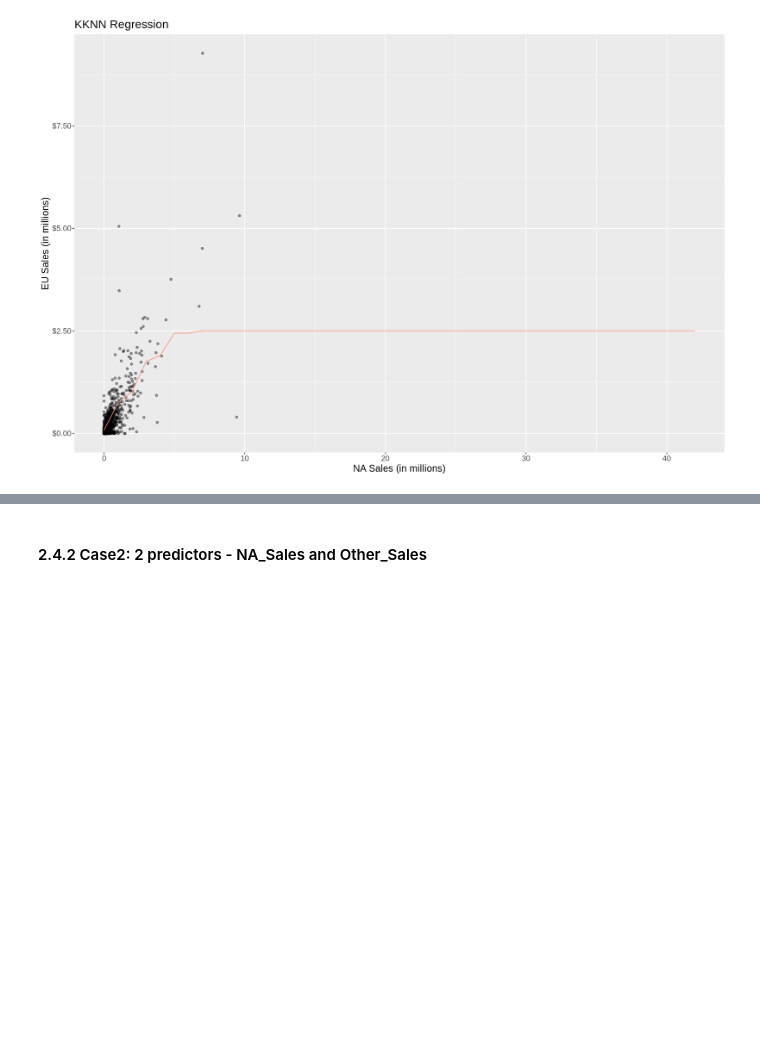
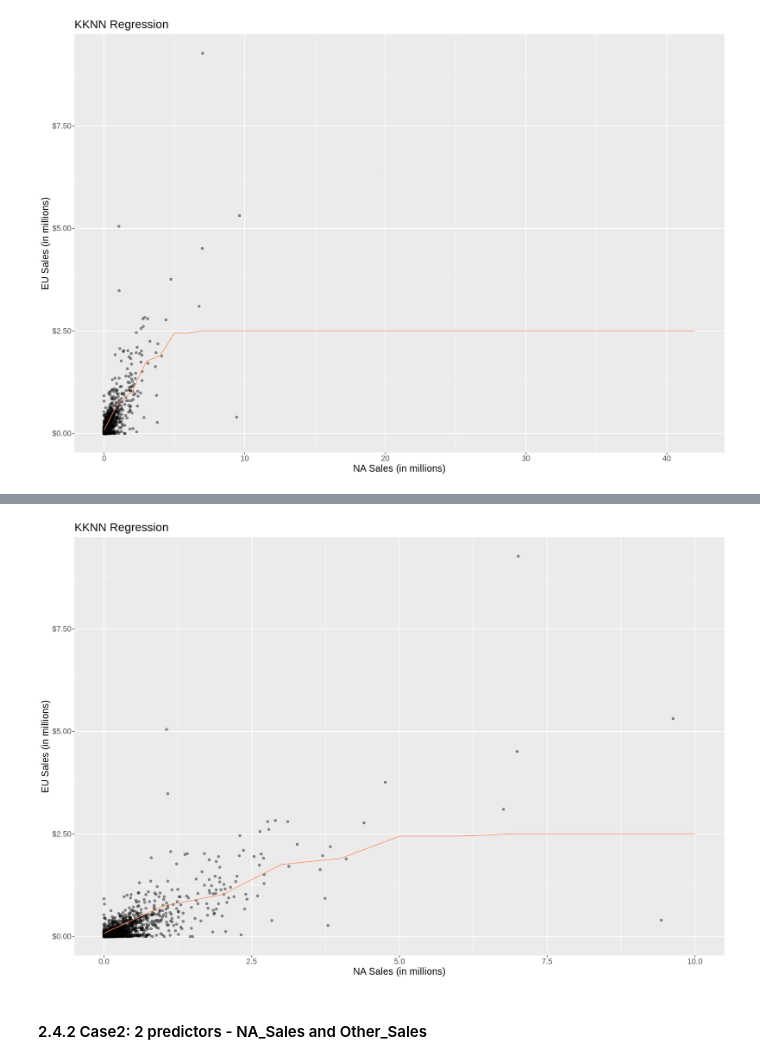
Before and after one commit to kristennli/DSCI100_project, a Jupyter notebook: Final Project Draft.ipynb, the cells around one changed output, grey strips where cells are left out. Cells and saved outputs as stored; diff of their text form; code cells hidden in the pictures; blank space fills up the shorter version.

```diff
--- a/Final Project Draft.ipynb
+++ b/Final Project Draft.ipynb
@@ -738,6 +737,21 @@ A tibble: 6 × 11
 | 39 | Grand Theft Auto III | PS2 | 2001 | Action | Take-Two Interactive | 6.99 | 4.51 | 0.30 | 1.30 | ... |
 | 46 | Pokemon HeartGold/Pokemon SoulSilver | DS | 2009 | Action | Nintendo | 4.40 | 2.77 | 3.96 | 0.77 | ... |
 | 52 | Grand Theft Auto IV | X360 | 2008 | Action | Take-Two Interactive | 6.76 | 3.10 | 0.14 | 1.03 | ... |
+# %%
+kknn_graph_no_outlier <- ggplot(vg_train_no_outlier, aes(x = NA_Sales, y = EU_Sales)) +
+                geom_point(alpha = 0.4) +
+                geom_line(data = EU_preds_no_outlier,
+                         mapping = aes(x = NA_Sales, y = .pred),
+                         color = "salmon1") +
+                xlab("NA Sales (in millions)") +
+                ylab("EU Sales (in millions)") +
+                scale_y_continuous(label = dollar_format()) +
+                ggtitle("KKNN Regression") +
+                theme(text = element_text(size = 15))
+
+kknn_graph_no_outlier
+# %% [output]
+[figure, added]
 # %% [markdown]
 #### 2.4.2 Case2: 2 predictors - NA_Sales and Other_Sales
 # %%
```
Also changed, not shown: parts of 7 cells of this notebook.
